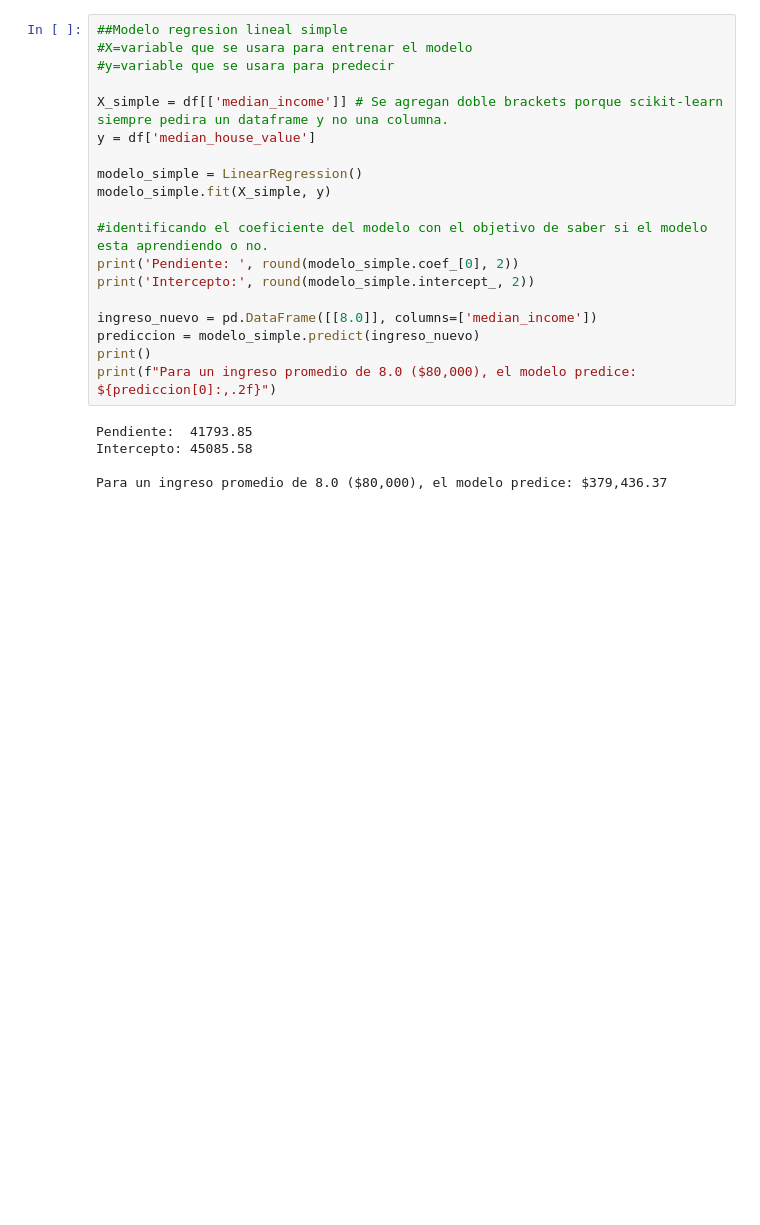
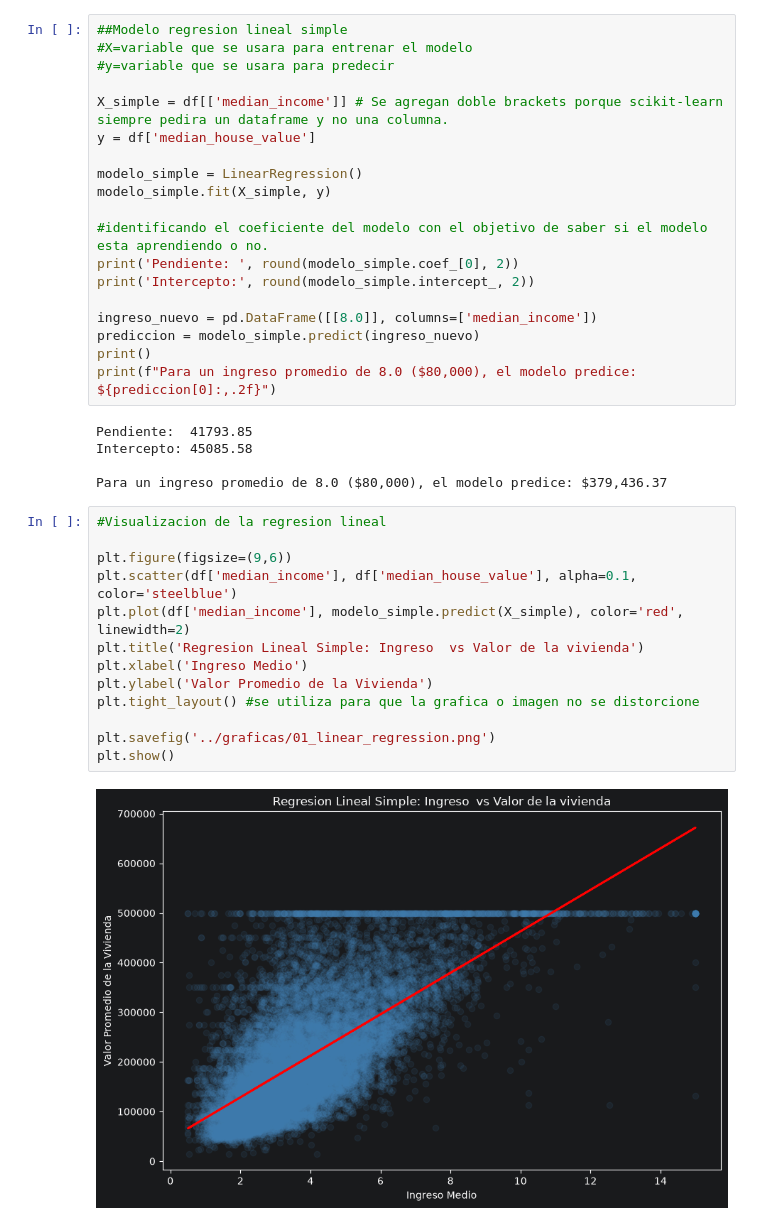
Before and after one commit to Gerard-Alexnder/ML-Supervisad-mes5-001, a Jupyter notebook: notebooks/Clase_Regresion_Lineal.ipynb, the cells around one changed output. Cells and saved outputs as stored; diff of their text form; blank space fills up the shorter version.

Commit message:
Visualizacion de la regresion lineal del dataset housing.csv

```diff
--- a/notebooks/Clase_Regresion_Lineal.ipynb
+++ b/notebooks/Clase_Regresion_Lineal.ipynb
@@ -110,3 +110,18 @@ Pendiente:  41793.85
 Intercepto: 45085.58
 
 Para un ingreso promedio de 8.0 ($80,000), el modelo predice: $379,436.37
+# %%
+#Visualizacion de la regresion lineal
+
+plt.figure(figsize=(9,6))
+plt.scatter(df['median_income'], df['median_house_value'], alpha=0.1, color='steelblue')
+plt.plot(df['median_income'], modelo_simple.predict(X_simple), color='red', linewidth=2)
+plt.title('Regresion Lineal Simple: Ingreso  vs Valor de la vivienda')
+plt.xlabel('Ingreso Medio')
+plt.ylabel('Valor Promedio de la Vivienda')
+plt.tight_layout() #se utiliza para que la grafica o imagen no se distorcione
+
+plt.savefig('../graficas/01_linear_regression.png')
+plt.show()
+# %% [output]
+[figure, added]
```
Also changed, not shown: 1 other file.
